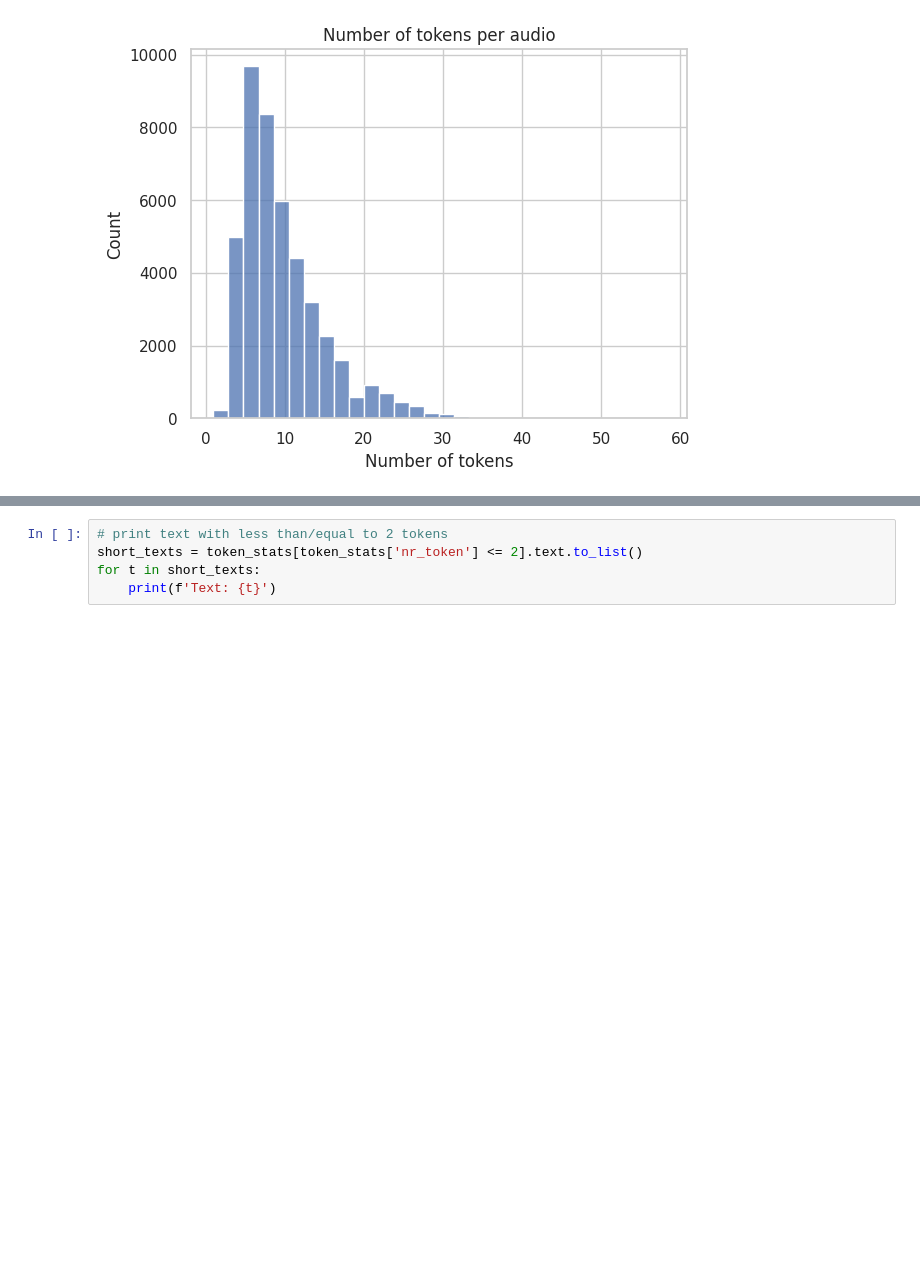
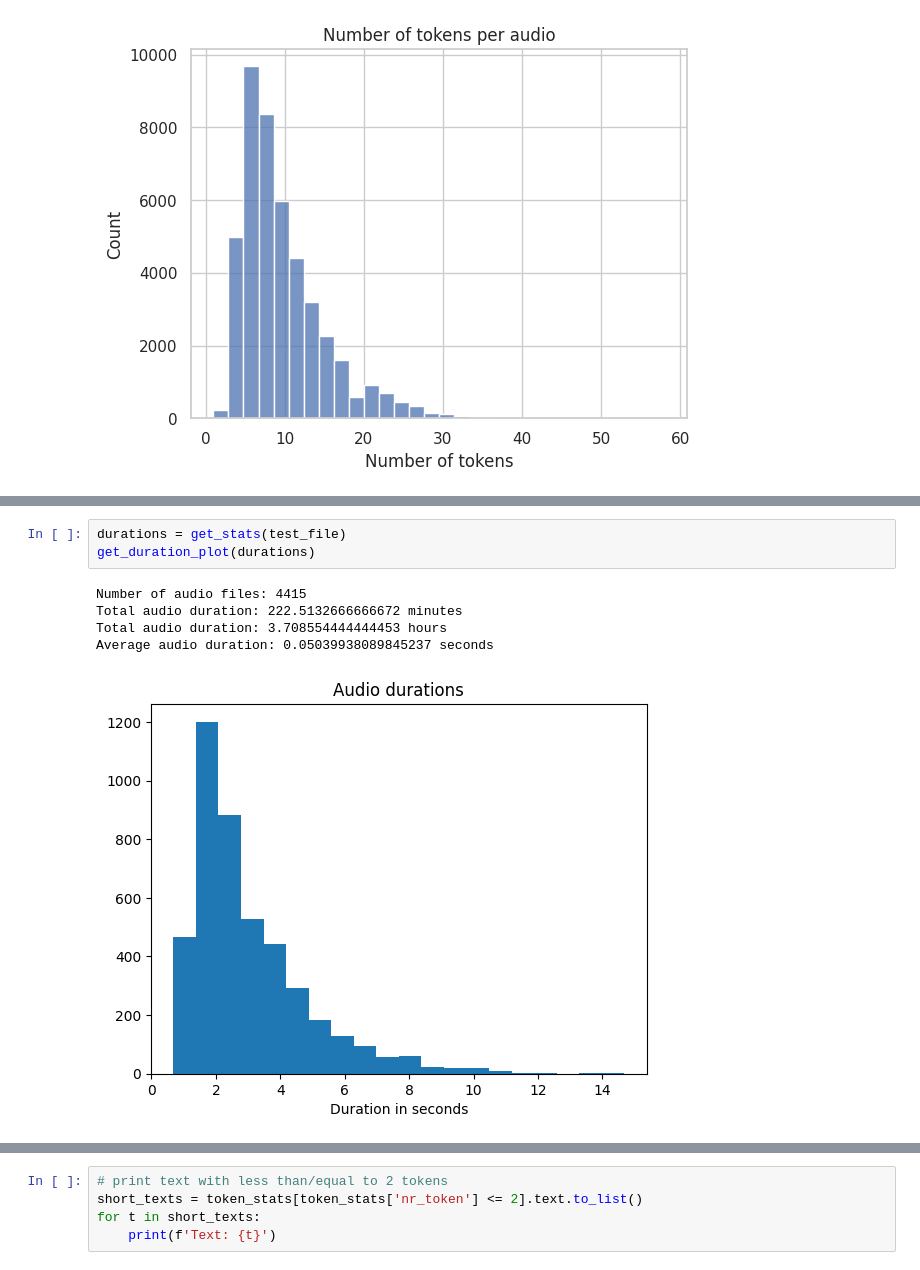
Before and after one commit to vera-bernhard/ma-code, a Jupyter notebook: data_raw/prepare_data_srfdata.ipynb, the cells around one changed output, grey strips where cells are left out. Saved outputs shown, nothing was run; the diff lists cells and outputs as text; blank space fills up the shorter version.

```diff
--- a/data_raw/prepare_data.ipynb
+++ b/data_raw/prepare_data_srfdata.ipynb
@@ -91,0 +145,9 @@ hist_plot(token_stats, 'nr_token', 'Number of tokens per audio', 'Number of toke
+# %%
+durations = get_stats(test_file)
+get_duration_plot(durations)
+# %% [output]
+Number of audio files: 4415
+Total audio duration: 222.5132666666672 minutes
+Total audio duration: 3.708554444444453 hours
+Average audio duration: 0.05039938089845237 seconds
+[figure, added]
```
Also changed, not shown: parts of 5 cells of this notebook, 1 other file.
